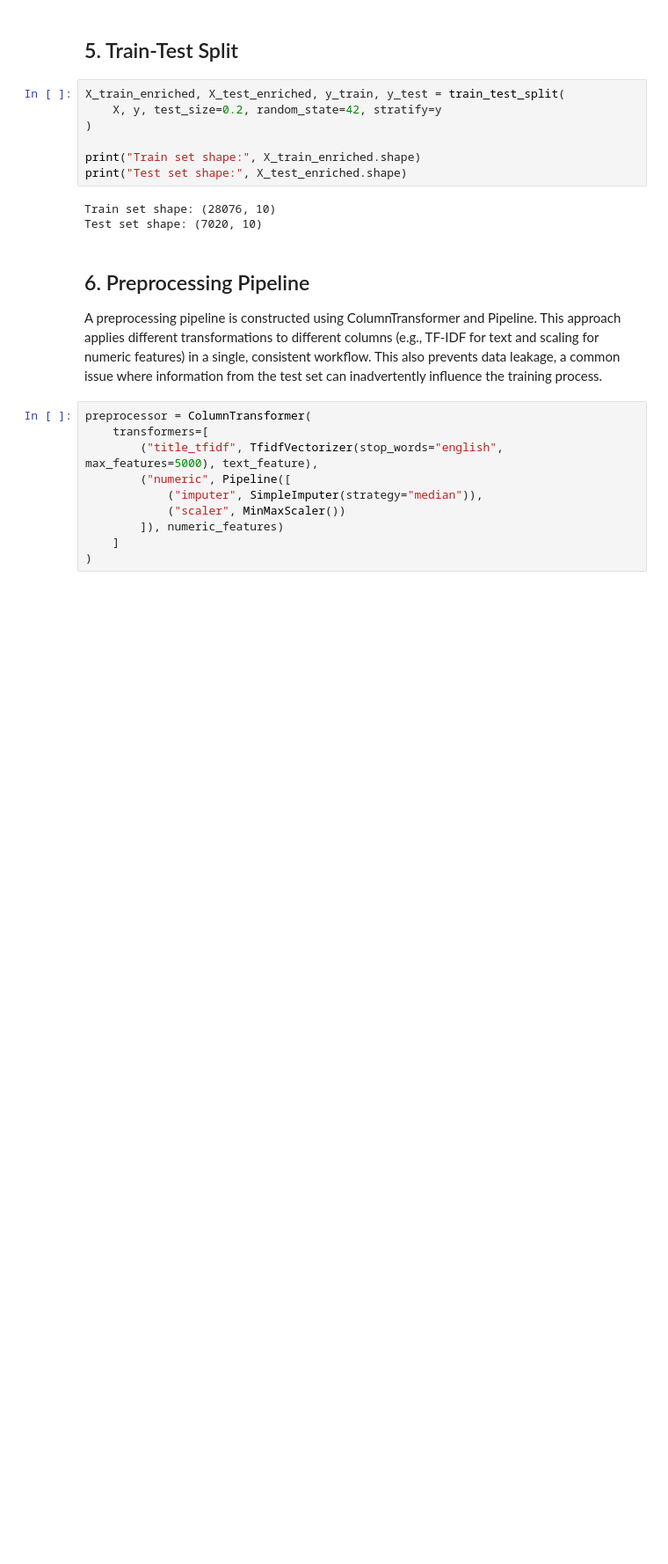
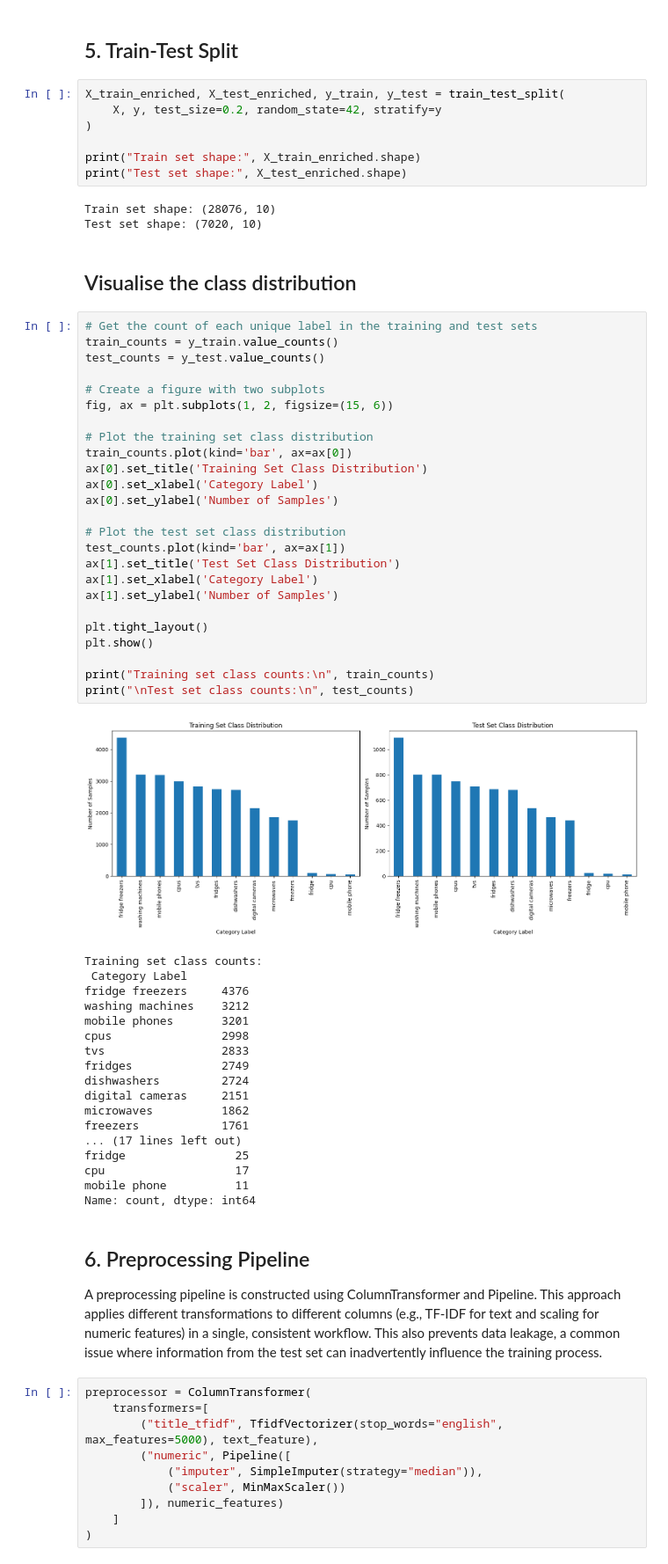
Before and after one commit to giastoica/product-category-prediction, a Jupyter notebook: notebooks/product_category_prediction.ipynb, the cells around one changed output. Shown at 88% size. Saved outputs shown, nothing was run; the diff lists cells and outputs as text; blank space fills up the shorter version.

```diff
--- a/notebooks/product_category_prediction.ipynb
+++ b/notebooks/product_category_prediction.ipynb
@@ -202,6 +202,52 @@ print("Test set shape:", X_test_enriched.shape)
 # %% [output]
 Train set shape: (28076, 10)
 Test set shape: (7020, 10)
+# %% [markdown]
+## Visualise the class distribution
+# %%
+# Get the count of each unique label in the training and test sets
+train_counts = y_train.value_counts()
+test_counts = y_test.value_counts()
+
+# Create a figure with two subplots
+fig, ax = plt.subplots(1, 2, figsize=(15, 6))
+
+# Plot the training set class distribution
+train_counts.plot(kind='bar', ax=ax[0])
+ax[0].set_title('Training Set Class Distribution')
+ax[0].set_xlabel('Category Label')
+ax[0].set_ylabel('Number of Samples')
+
+# Plot the test set class distribution
+test_counts.plot(kind='bar', ax=ax[1])
+ax[1].set_title('Test Set Class Distribution')
+ax[1].set_xlabel('Category Label')
+ax[1].set_ylabel('Number of Samples')
+
+plt.tight_layout()
+plt.show()
+
+print("Training set class counts:\n", train_counts)
+print("\nTest set class counts:\n", test_counts)
+# %% [output]
+[figure, added]
+Training set class counts:
+ Category Label
+fridge freezers     4376
+washing machines    3212
+mobile phones       3201
+cpus                2998
+tvs                 2833
+fridges             2749
+dishwashers         2724
+digital cameras     2151
+microwaves          1862
+freezers            1761
+... (17 lines left out)
+fridge                25
+cpu                   17
+mobile phone          11
+Name: count, dtype: int64
 # %% [markdown]
 ## 6. Preprocessing Pipeline
 
```
Also changed, not shown: parts of 4 cells of this notebook.
